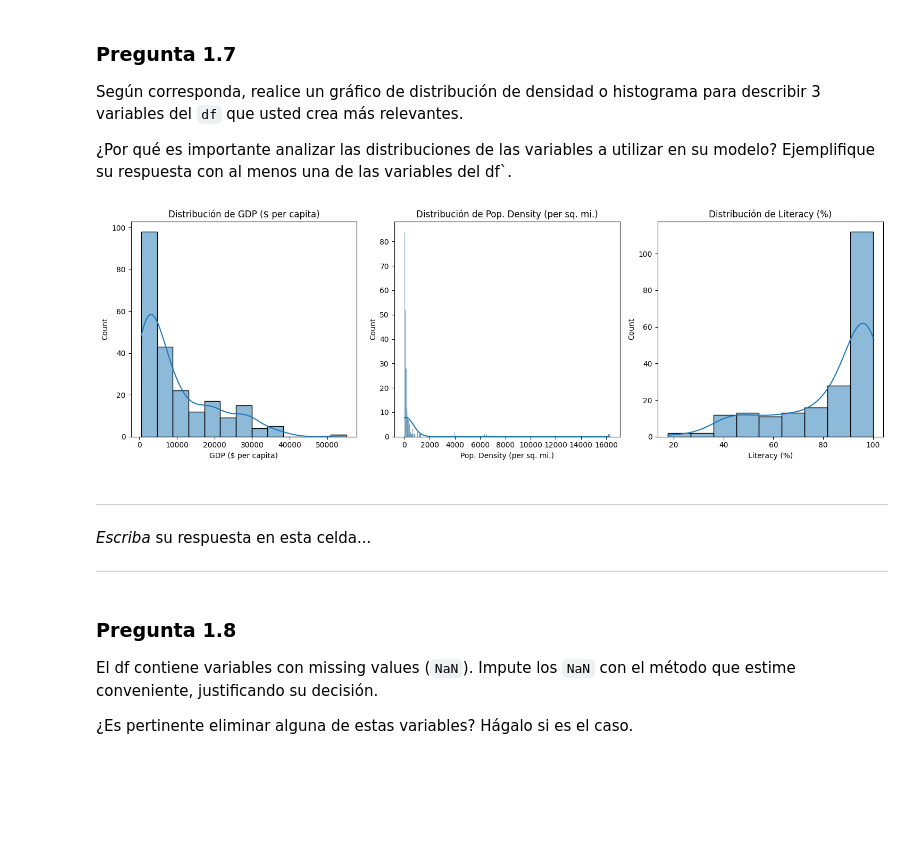
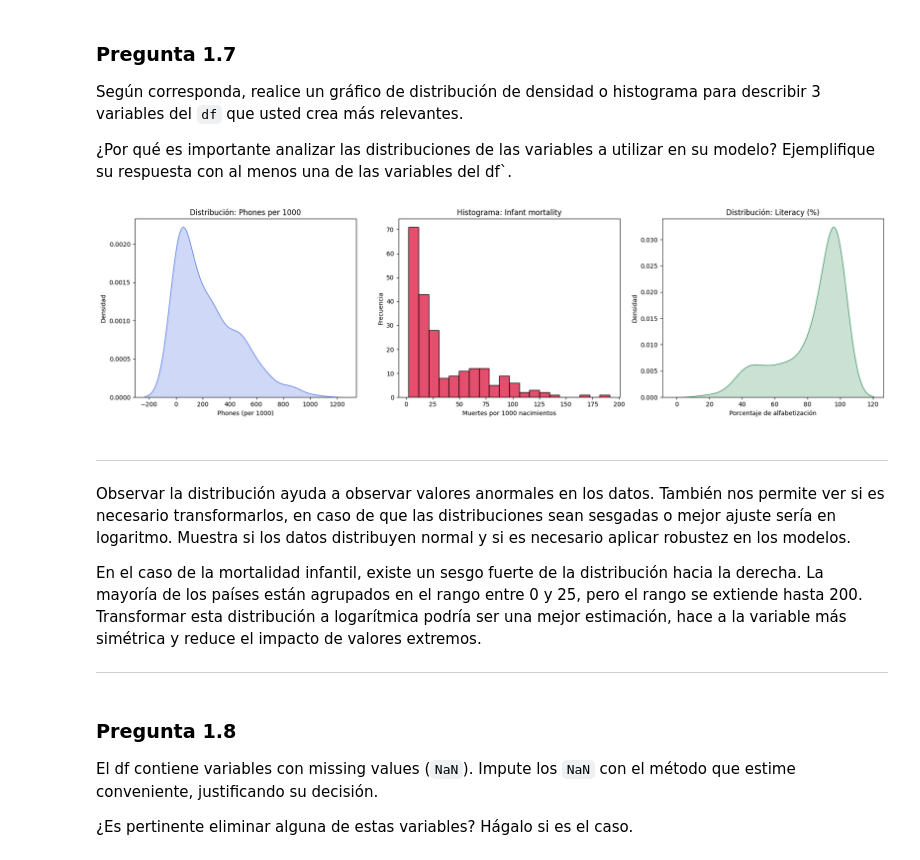
Before and after one commit to Nacho0611/Tarea1ML, a Jupyter notebook: Tarea_1.ipynb, the cells around one changed output. Saved outputs shown, nothing was run; the diff lists cells and outputs as text; code cells hidden in the pictures; blank space fills up the shorter version.

```diff
--- a/Tarea_1.ipynb
+++ b/Tarea_1.ipynb
@@ -284,29 +345,43 @@ df[numerica].describe()
 Según corresponda, realice un gráfico de distribución de densidad o histograma para describir 3 variables del `df` que usted crea más relevantes.
 
 ¿Por qué es importante analizar las distribuciones de las variables a utilizar en su modelo? Ejemplifique su respuesta con al menos una de las variables del df`.
-# %%
-variablesgrafico = ['GDP ($ per capita)', 'Pop. Density (per sq. mi.)', 'Literacy (%)']
-
-plt.figure(figsize=(15, 5))
-for i, var in enumerate(variablesgrafico):
-    plt.subplot(1, 3, i+1)
-    sns.histplot(df[var], kde=True)
-    plt.title(f'Distribución de {var}')
-plt.tight_layout()
-plt.show()
-# %% [output]
-[figure, removed]
-# %% [markdown]
-
-
-
----
-
-
-*Escriba* su respuesta en esta celda...
-
-
----
+# %%
+plt.figure(figsize=(18, 5))
+
+plt.subplot(1, 3, 1)
+sns.kdeplot(df['Phones (per 1000)'], fill=True, color='royalblue')
+plt.title('Distribución: Phones per 1000')
+plt.xlabel('Phones (per 1000)')
+plt.ylabel('Densidad')
+
+plt.subplot(1, 3, 2)
+sns.histplot(df['Infant mortality (per 1000 births)'], bins=20, color='crimson')
+plt.title('Histograma: Infant mortality')
+plt.xlabel('Muertes por 1000 nacimientos')
+plt.ylabel('Frecuencia')
+
+plt.subplot(1, 3, 3)
+sns.kdeplot(df['Literacy (%)'].dropna(), fill=True, color='seagreen')
+plt.title('Distribución: Literacy (%)')
+plt.xlabel('Porcentaje de alfabetización')
+plt.ylabel('Densidad')
+
+plt.tight_layout()
+plt.show()
+# %% [output]
+[figure, added]
+# %% [markdown]
+
+
+
+---
+
+
+Observar la distribución ayuda a observar valores anormales en los datos. También nos permite ver si es necesario transformarlos, en caso de que las distribuciones sean sesgadas o mejor ajuste sería en logaritmo. Muestra si los datos distribuyen normal y si es necesario aplicar robustez en los modelos.
+
+En el caso de la mortalidad infantil, existe un sesgo fuerte de la distribución hacia la derecha. La mayoría de los países están agrupados en el rango entre 0 y 25, pero el rango se extiende hasta 200. Transformar esta distribución a logarítmica podría ser una mejor estimación, hace a la variable más simétrica y reduce el impacto de valores extremos.
+
+---
 # %% [markdown]
 ### Pregunta 1.8
 
```
Also changed, not shown: parts of 14 cells of this notebook.
